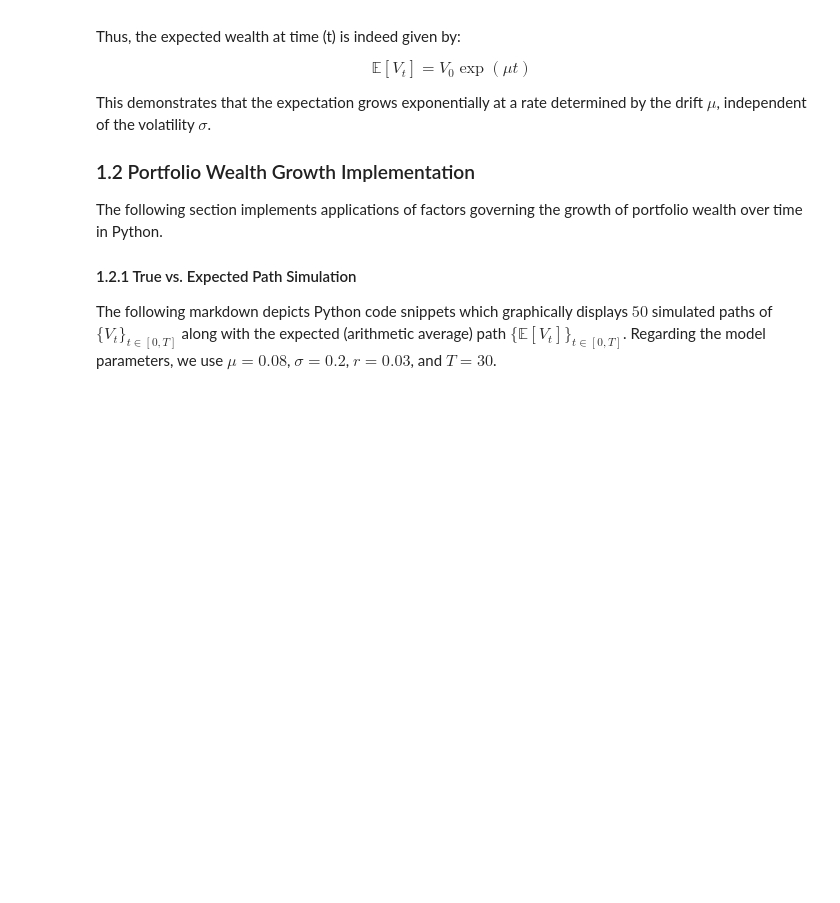
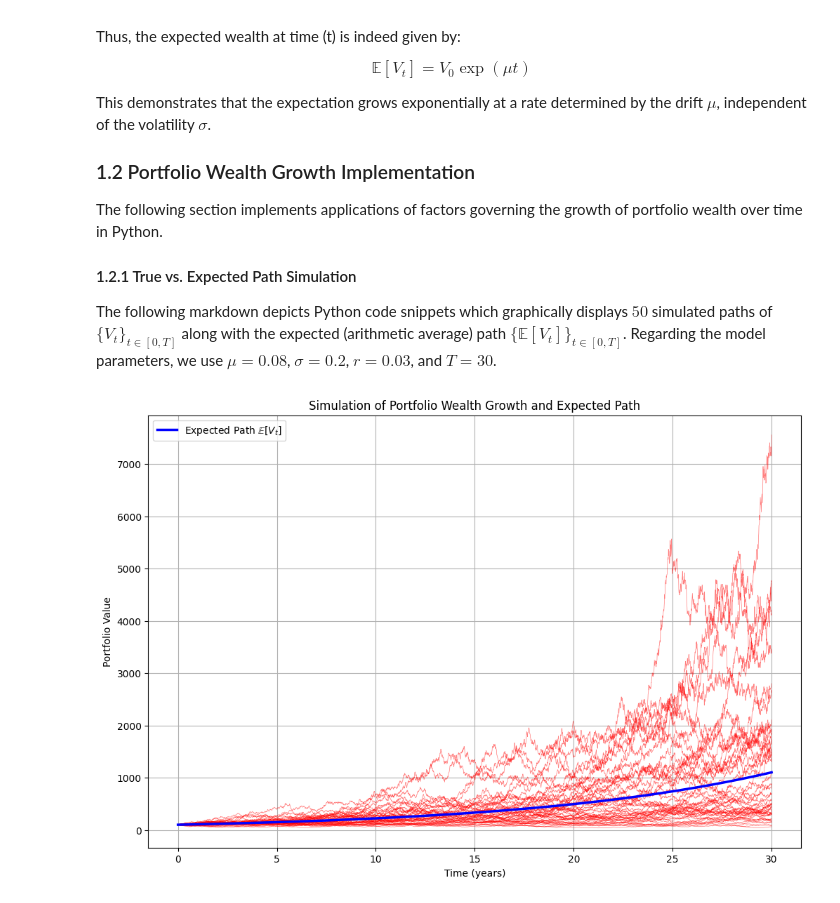
Before and after one commit to bs333/fe-621, a Jupyter notebook: FE621 - Homework/FE621 - Homework #5/fe621-hw5.ipynb, the cells around one changed output. Cells and saved outputs as stored; diff of their text form; code cells hidden in the pictures; blank space fills up the shorter version.

```diff
--- a/FE621 - Homework/FE621 - Homework #5/fe621-hw5.ipynb
+++ b/FE621 - Homework/FE621 - Homework #5/fe621-hw5.ipynb
@@ -126,3 +126,45 @@ The following section implements applications of factors governing the growth of
 #### 1.2.1 True vs. Expected Path Simulation
 
 The following markdown depicts Python code snippets which graphically displays $50$ simulated paths of $\{V_t\}_{t \in [0, T]}$ along with the expected (arithmetic average) path $\{\mathbb{E}[V_t]\}_{t \in [0, T]}$. Regarding the model parameters, we use $\mu = 0.08$, $\sigma = 0.2$, $r = 0.03$, and $T = 30$.
+# %%
+import numpy as np
+import matplotlib.pyplot as plt
+
+# Set the parameters
+mu = 0.08       # drift coefficient
+sigma = 0.2     # volatility coefficient
+T = 30          # time horizon
+dt = 0.01       # time increment
+V0 = 100        # initial wealth
+N = int(T/dt)   # number of time steps
+num_paths = 50  # number of paths to simulate
+
+# Time vector
+t = np.linspace(0, T, N)
+
+# Simulate num_paths of the GBM
+np.random.seed(42)  # for reproducibility
+paths = np.zeros((num_paths, N))
+for i in range(num_paths):
+    # Generate a Brownian motion path
+    dB = np.sqrt(dt) * np.random.normal(size=N-1)
+    W = np.cumsum(dB)
+    W = np.insert(W, 0, 0)  # insert the initial condition W_0 = 0
+    paths[i] = V0 * np.exp((mu - 0.5 * sigma**2) * t + sigma * W)
+
+# Calculate the expected path
+expected_path = V0 * np.exp(mu * t)
+
+# Plotting the results
+plt.figure(figsize=(12, 8))
+for path in paths:
+    plt.plot(t, path, 'r', linewidth=0.5, alpha=0.5)  # red lines for simulated paths
+plt.plot(t, expected_path, 'b', linewidth=2.5, label='Expected Path $\mathbb{E}[V_t]$')  # blue line for the expected path
+plt.title('Simulation of Portfolio Wealth Growth and Expected Path')
+plt.xlabel('Time (years)')
+plt.ylabel('Portfolio Value')
+plt.legend()
+plt.grid(True)
+plt.show()
+# %% [output]
+[figure, added]
```
Also changed, not shown: 1 other file.
